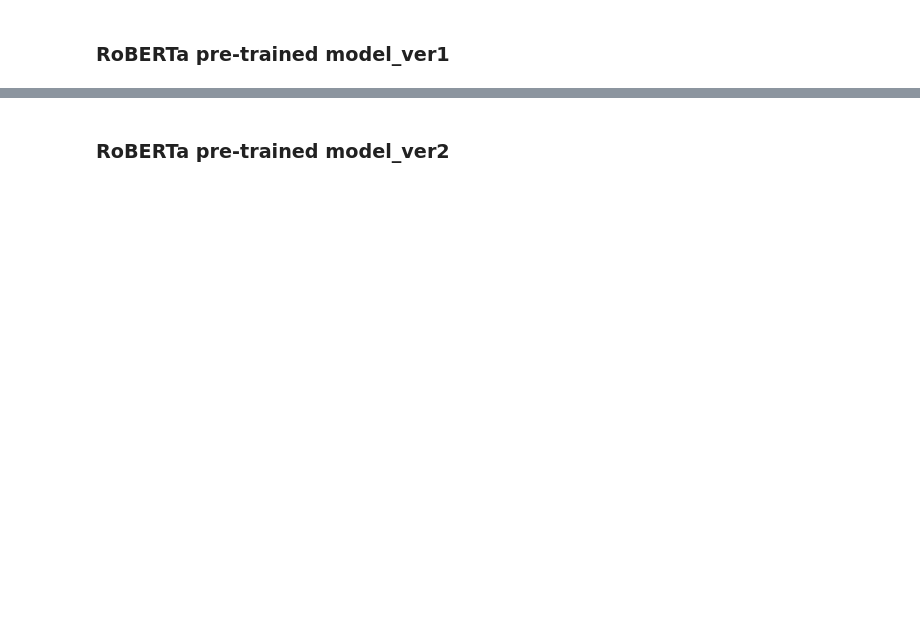
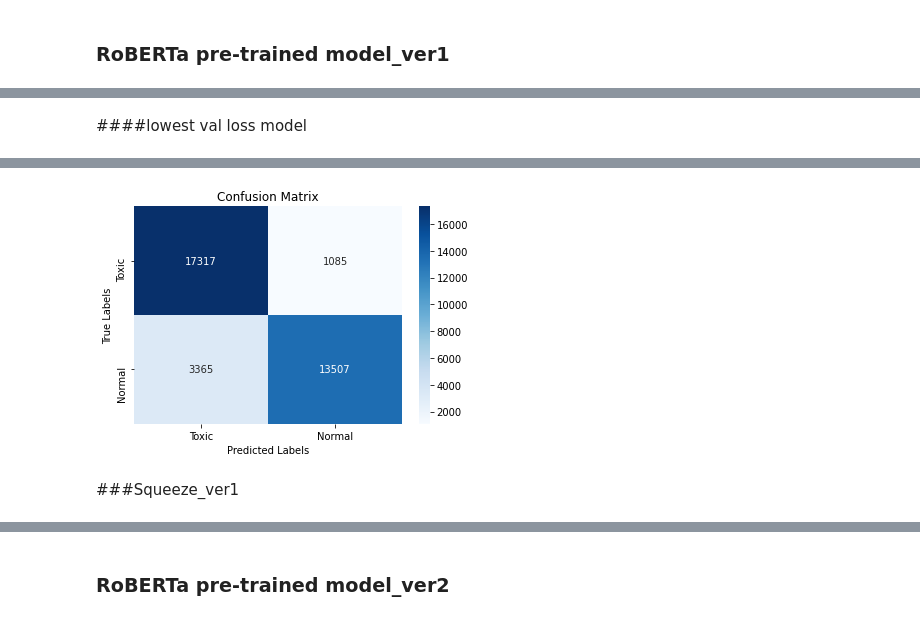
Before and after one commit to Gyeong-Hyeon/TOXIC_SPEECH_DETECTION, a Jupyter notebook: Modeling.ipynb, the cells around one changed output, grey strips where cells are left out. Saved outputs shown, nothing was run; the diff lists cells and outputs as text; code cells hidden in the pictures; blank space fills up the shorter version.

Commit message:
Added test result

```diff
--- a/Modeling.ipynb
+++ b/Modeling.ipynb
@@ -711,0 +836,76 @@ Test took: 0:03:08
+# %% [markdown]
+####lowest val loss model
+# %%
+#tokenizer = AutoTokenizer.from_pretrained("mrm8488/distilroberta-finetuned-tweets-hate-speech")
+model = AutoModelForSequenceClassification.from_pretrained("mrm8488/distilroberta-finetuned-tweets-hate-speech", num_labels=2)
+state_dict = torch.load('/content/drive/MyDrive/finalproject/roberta_ver1/E-1/VL-0.3709/pytorch_model.bin')
+model.load_state_dict(state_dict)
+
+device = xm.xla_device()
+model = model.to(device)
+# %%
+import matplotlib.pyplot as plt
+from sklearn.metrics import accuracy_score, classification_report, confusion_matrix
+import seaborn as sns
+import datetime
+
+#시작 시간 설정
+t0 = time.time()
+
+y_pred = []
+y_true = []
+
+# 평가모드로 변경
+model.eval()
+
+# 변수 초기화
+eval_loss, eval_accuracy = 0, 0
+nb_eval_steps, nb_eval_examples = 0, 0
+
+# 데이터로더에서 배치만큼 반복하여 가져옴
+for step, batch in enumerate(test_loader):
+    # 경과 정보 표시
+    if step % 100 == 0 and not step == 0:
+        elapsed = format_time(time.time() - t0)
+        print('  Batch {:>5,}  of  {:>5,}.    Elapsed: {:}.'.format(step, len(test_loader), elapsed))
+
+    # 배치를 GPU에 넣음
+    batch = tuple(t.to(device) for t in batch)
+
+    # 그래디언트 계산 안함
+    with torch.no_grad():
+        # Forward 수행
+        outputs = model(input_ids=batch[0],
+                        token_type_ids= None,
+                        attention_mask=batch[1])
+
+    # 로스 구함
+    logits = outputs[0]
+
+    # CPU로 데이터 이동
+    logits = logits.detach().cpu().numpy()
+    label_ids = batch[2].to('cpu').numpy()
+    y_pred.extend(torch.argmax(outputs[0], 1).tolist())
+    y_true.extend(batch[2].tolist())
+
+    # 출력 로짓과 라벨을 비교하여 정확도 계산
+    tmp_eval_accuracy = flat_accuracy(logits, label_ids)
+    eval_accuracy += tmp_eval_accuracy
+    nb_eval_steps += 1
+
+print("")
+print("Accuracy: {0:.2f}".format(eval_accuracy/nb_eval_steps))
+print("Test took: {:}".format(format_time(time.time() - t0)))
+
+print('Classification Report:')
+print(classification_report(y_true, y_pred, labels=[1,0], digits=4))
+
+cm = confusion_matrix(y_true, y_pred, labels=[1,0])
+ax= plt.subplot()
+sns.heatmap(cm, annot=True, ax = ax, cmap='Blues', fmt="d")
+ax.set_title('Confusion Matrix')
+ax.set_xlabel('Predicted Labels')
+ax.set_ylabel('True Labels')
+ax.xaxis.set_ticklabels(['Toxic', 'Normal'])
+ax.yaxis.set_ticklabels(['Toxic', 'Normal']);
+# %% [output]
@@ -711,0 +929,3 @@ Test took: 0:03:08
+[figure, added]
+# %% [markdown]
+###Squeeze_ver1
```
Also changed, not shown: parts of 78 cells of this notebook.
